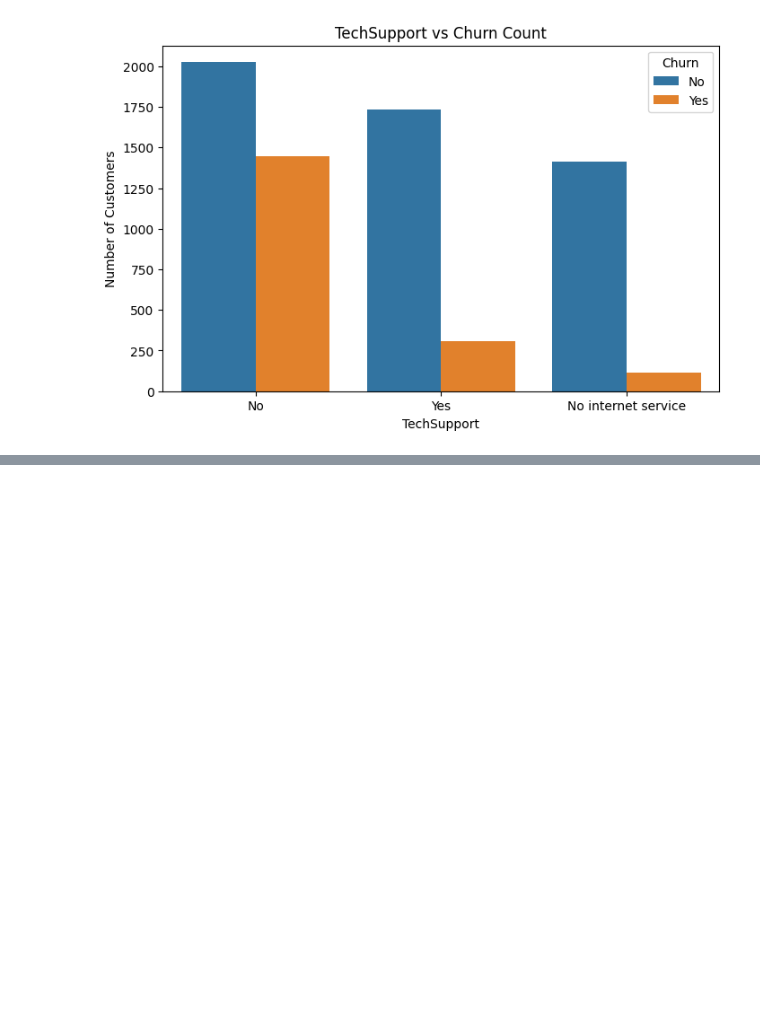
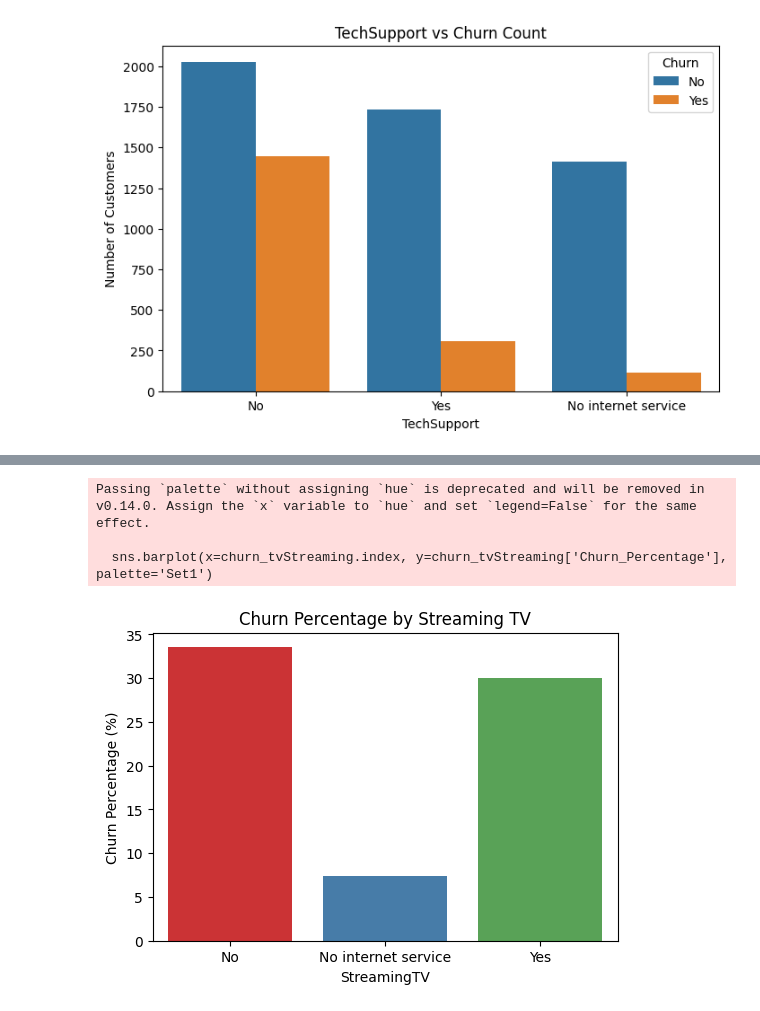
Before and after one commit to stanleyotieno1/Data-analysis-assignment, a Jupyter notebook: Jupyter-files/churn.ipynb, the cells around one changed output, grey strips where cells are left out. Saved outputs shown, nothing was run; the diff lists cells and outputs as text; code cells hidden in the pictures; blank space fills up the shorter version.

```diff
--- a/Jupyter-files/churn.ipynb
+++ b/Jupyter-files/churn.ipynb
@@ -202,0 +232,16 @@ plt.show()
+# %%
+churn_tvStreaming = pd.crosstab(customer_df['StreamingTV'], customer_df['Churn'])
+churn_tvStreaming['Total'] = churn_tvStreaming.sum(axis=1)
+churn_tvStreaming['Churn_Percentage'] = (churn_tvStreaming['Yes'] / churn_tvStreaming['Total']) * 100
+churn_tvStreaming
+
+plt.figure(figsize=(6,4))
+sns.barplot(x=churn_tvStreaming.index, y=churn_tvStreaming['Churn_Percentage'], palette='Set1')
+plt.title('Churn Percentage by Streaming TV')
+plt.ylabel('Churn Percentage (%)')
+plt.show()
+# %% [output]
+Passing `palette` without assigning `hue` is deprecated and will be removed in v0.14.0. Assign the `x` variable to `hue` and set `legend=False` for the same effect.
+
+  sns.barplot(x=churn_tvStreaming.index, y=churn_tvStreaming['Churn_Percentage'], palette='Set1')
+[figure, added]
```
Also changed, not shown: parts of 6 cells of this notebook.
